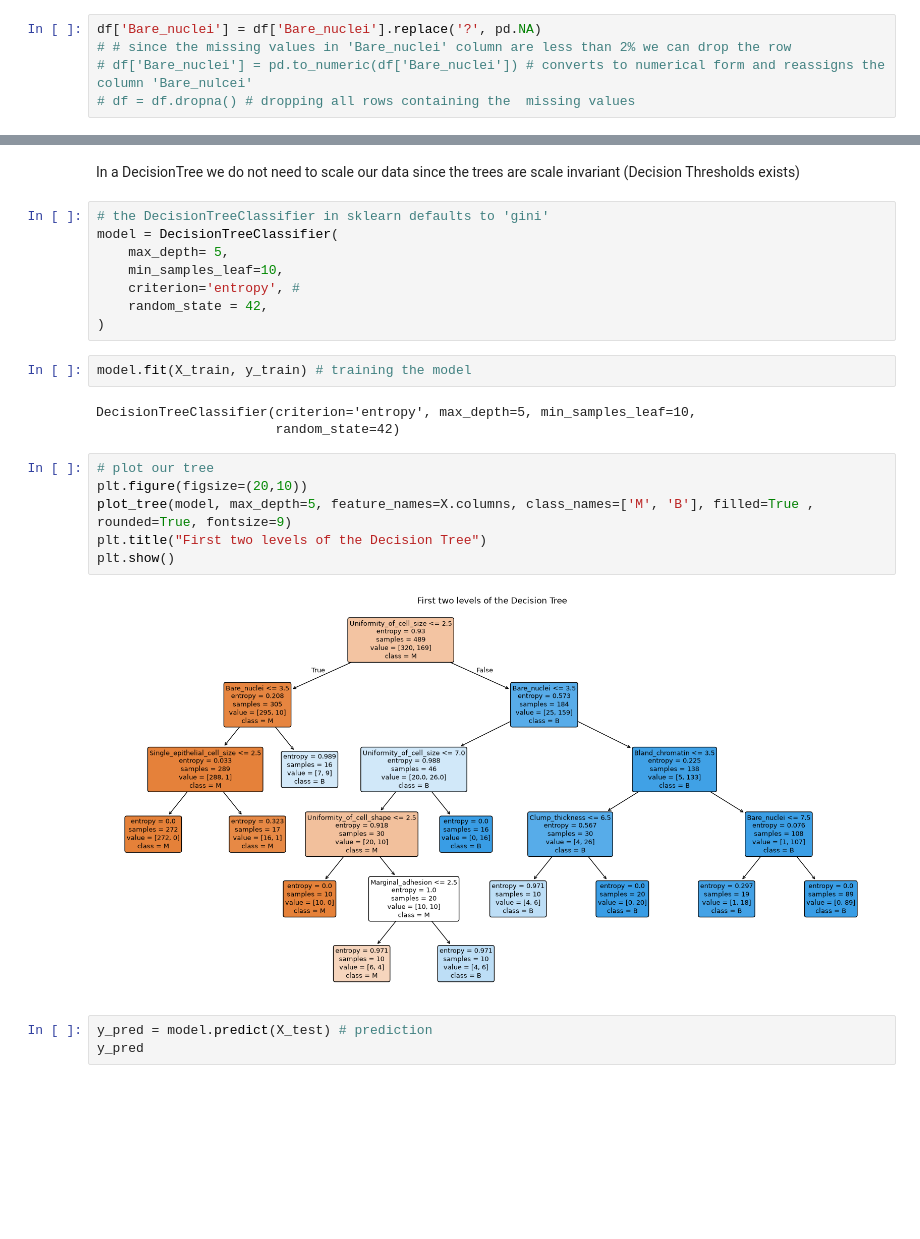
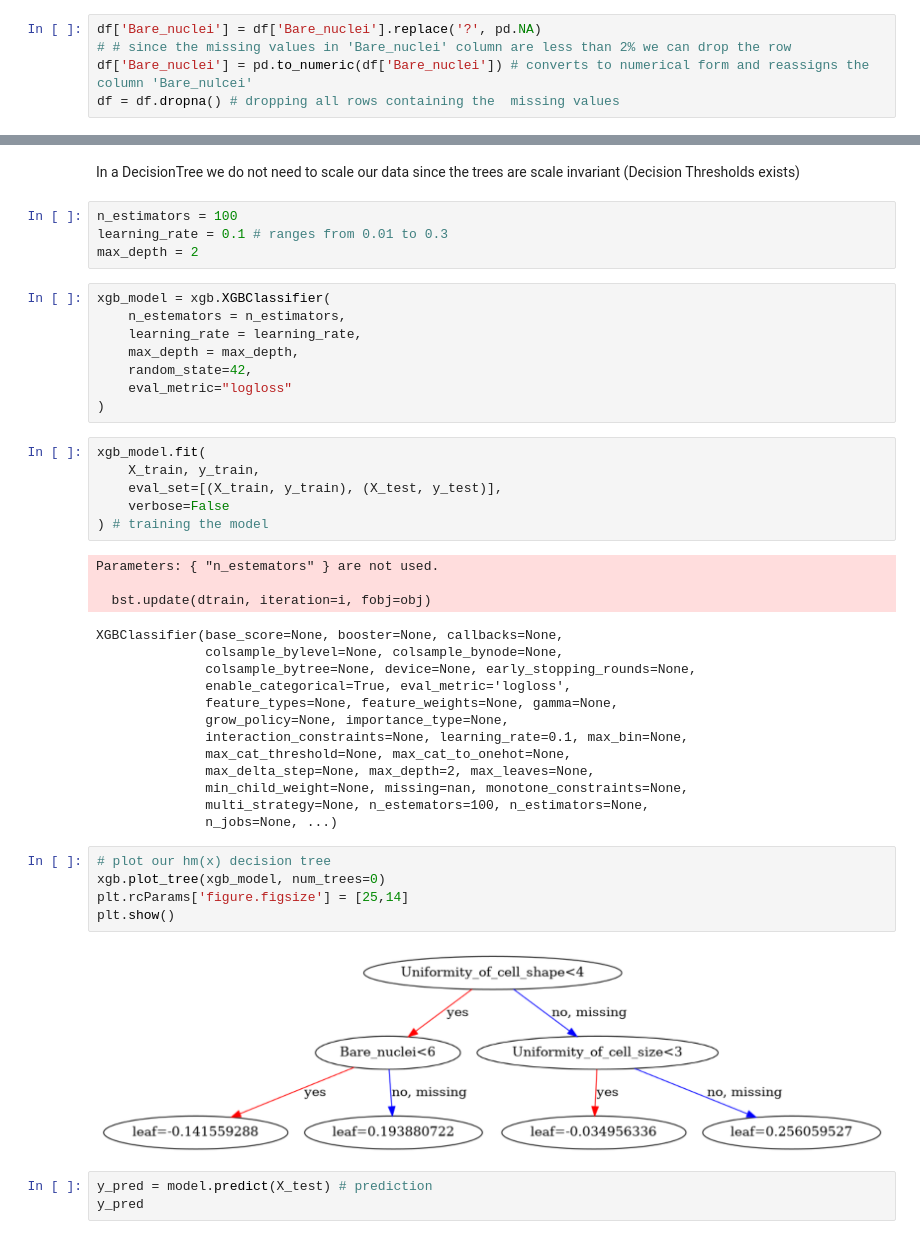
Before and after one commit to JosephRidge/ML-101-Series, a Jupyter notebook: XG_BOOST/app.ipynb, the cells around one changed output, grey strips where cells are left out. Drawn from its saved outputs; the diff is of its cells as text; blank space fills up the shorter version.

```diff
--- a/XG_BOOST/app.ipynb
+++ b/XG_BOOST/app.ipynb
@@ -129,8 +119,8 @@ The remedy of missing values is often dropping the row, when the number of missi
 # %%
 df['Bare_nuclei'] = df['Bare_nuclei'].replace('?', pd.NA)
 # # since the missing values in 'Bare_nuclei' column are less than 2% we can drop the row
-# df['Bare_nuclei'] = pd.to_numeric(df['Bare_nuclei']) # converts to numerical form and reassigns the column 'Bare_nulcei'
-# df = df.dropna() # dropping all rows containing the  missing values
+df['Bare_nuclei'] = pd.to_numeric(df['Bare_nuclei']) # converts to numerical form and reassigns the column 'Bare_nulcei'
+df = df.dropna() # dropping all rows containing the  missing values
 # %%
 df.info()
 # %% [output]
@@ -205,27 +187,47 @@ X_train, X_test, y_train, y_test = train_test_split(
 # **Modeling**
 # %% [markdown]
 In a DecisionTree we do not need to scale our data since the trees are scale invariant (Decision Thresholds exists)
+# %%
+n_estimators = 100
+learning_rate = 0.1 # ranges from 0.01 to 0.3
+max_depth = 2
 # %%
-# the DecisionTreeClassifier in sklearn defaults to 'gini'
-model = DecisionTreeClassifier(
-    max_depth= 5,
-    min_samples_leaf=10,
-    criterion='entropy', #
-    random_state = 42,
+xgb_model = xgb.XGBClassifier(
+    n_estemators = n_estimators,
+    learning_rate = learning_rate,
+    max_depth = max_depth,
+    random_state=42,
+    eval_metric="logloss"
 )
 # %%
-model.fit(X_train, y_train) # training the model
+xgb_model.fit(
+    X_train, y_train,
+    eval_set=[(X_train, y_train), (X_test, y_test)],
+    verbose=False
+) # training the model
 # %% [output]
-DecisionTreeClassifier(criterion='entropy', max_depth=5, min_samples_leaf=10,
-                       random_state=42)
+Parameters: { "n_estemators" } are not used.
+
+  bst.update(dtrain, iteration=i, fobj=obj)
+XGBClassifier(base_score=None, booster=None, callbacks=None,
+              colsample_bylevel=None, colsample_bynode=None,
+              colsample_bytree=None, device=None, early_stopping_rounds=None,
+              enable_categorical=True, eval_metric='logloss',
+              feature_types=None, feature_weights=None, gamma=None,
+              grow_policy=None, importance_type=None,
+              interaction_constraints=None, learning_rate=0.1, max_bin=None,
+              max_cat_threshold=None, max_cat_to_onehot=None,
+              max_delta_step=None, max_depth=2, max_leaves=None,
+              min_child_weight=None, missing=nan, monotone_constraints=None,
+              multi_strategy=None, n_estemators=100, n_estimators=None,
+              n_jobs=None, ...)
 # %%
-# plot our tree
-plt.figure(figsize=(20,10))
-plot_tree(model, max_depth=5, feature_names=X.columns, class_names=['M', 'B'], filled=True , rounded=True, fontsize=9)
-plt.title("First two levels of the Decision Tree")
+# plot our hm(x) decision tree
+xgb.plot_tree(xgb_model, num_trees=0)
+plt.rcParams['figure.figsize'] = [25,14]
 plt.show()
 # %% [output]
-[figure, old version]
+[figure, new version]
 # %%
 y_pred = model.predict(X_test) # prediction
 y_pred
```
Also changed, not shown: parts of 8 cells of this notebook, 8 other files.
